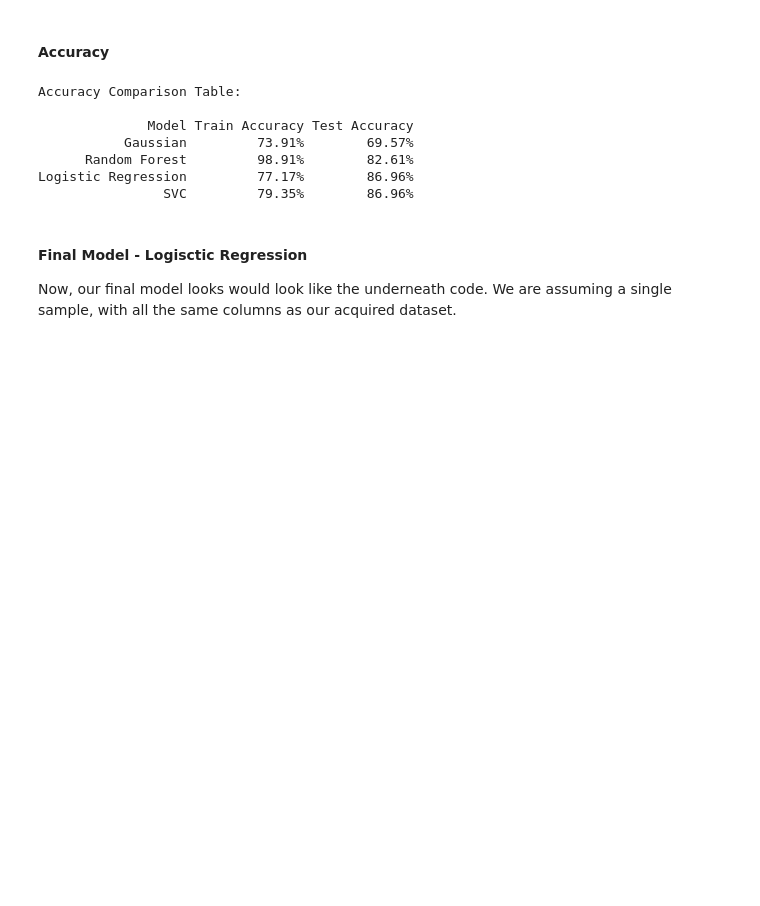
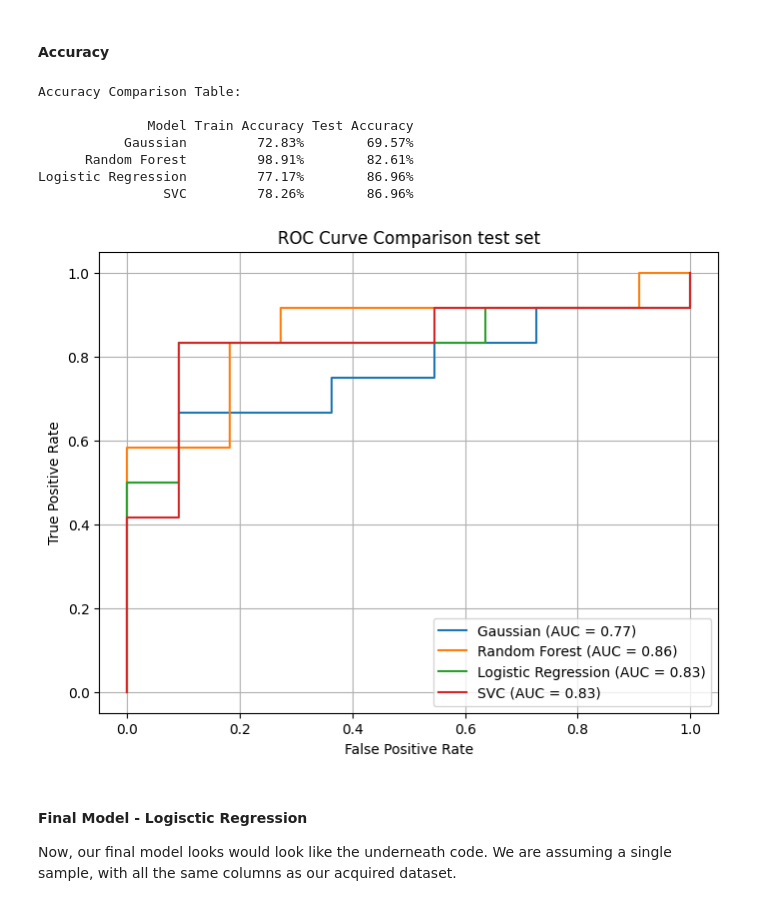
Before and after one commit to livkrom/Machine-Learning, a Jupyter notebook: TM10007_ML_Project-main/Model.ipynb, the cells around one changed output. Cells and saved outputs as stored; diff of their text form; code cells hidden in the pictures; blank space fills up the shorter version.

```diff
--- a/TM10007_ML_Project-main/Model.ipynb
+++ b/TM10007_ML_Project-main/Model.ipynb
@@ -690,35 +677,60 @@ Accuracy: 0.7934782608695652
 def evaluate_accuracy(model, X_test, y_test):
     y_pred = model.predict(X_test)
     accuracy = accuracy_score(y_test, y_pred)
     print(f"Accuracy: {accuracy * 100:.2f}%")
     return accuracy
 
 # Initialize results list
 results = []
 
 # Loop through models and collect accuracy
 for name, model in models.items():
     train_acc = accuracy_score(y_train, model.predict(X_train))
     test_acc = accuracy_score(y_test, model.predict(X_test))
 
     results.append({
         "Model": name,
         "Train Accuracy": f"{train_acc*100:.2f}%",
         "Test Accuracy": f"{test_acc*100:.2f}%"
     })
 
 # Create DataFrame
 results_df = pd.DataFrame(results)
 print("\nAccuracy Comparison Table:\n")
 print(results_df.to_string(index=False))
+
+# ROC curve test set
+plt.figure(figsize=(8, 6))
+
+for name, model in models.items():
+    if hasattr(model, "predict_proba"):
+        y_score = model.predict_proba(X_test)[:, 1]
+    elif hasattr(model, "decision_function"):
+        y_score = model.decision_function(X_test)
+    else:
+        continue
+
+    fpr, tpr, _ = roc_curve(y_test, y_score)
+    roc_auc = auc(fpr, tpr)
+
+    plt.plot(fpr, tpr, label=f"{name} (AUC = {roc_auc:.2f})")
+
+# Plotting
+plt.title("ROC Curve Comparison test set")
+plt.xlabel("False Positive Rate")
+plt.ylabel("True Positive Rate")
+plt.legend()
+plt.grid(True)
+plt.show()
 # %% [output]
 Accuracy Comparison Table:
 
               Model Train Accuracy Test Accuracy
-           Gaussian         73.91%        69.57%
+           Gaussian         72.83%        69.57%
       Random Forest         98.91%        82.61%
 Logistic Regression         77.17%        86.96%
-                SVC         79.35%        86.96%
+                SVC         78.26%        86.96%
+[figure, added]
 # %% [markdown]
 #### Final Model - Logisctic Regression
 Now, our final model looks would look like the underneath code. We are assuming a single sample, with all the same columns as our acquired dataset.
```
Also changed, not shown: parts of 8 cells of this notebook.
